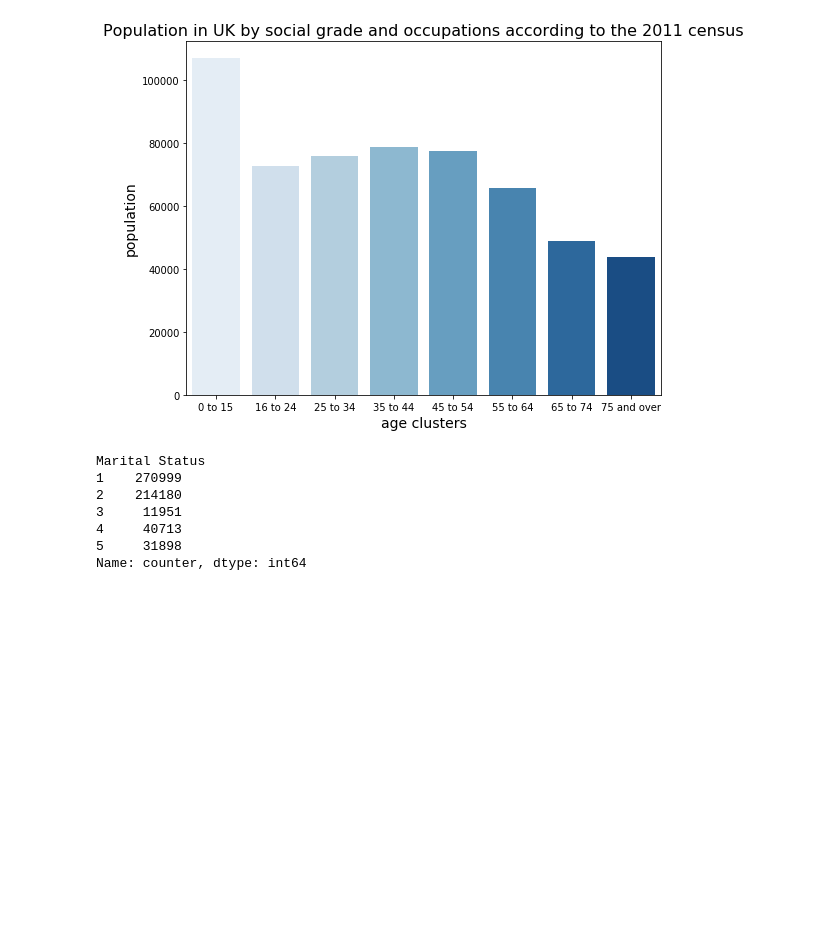
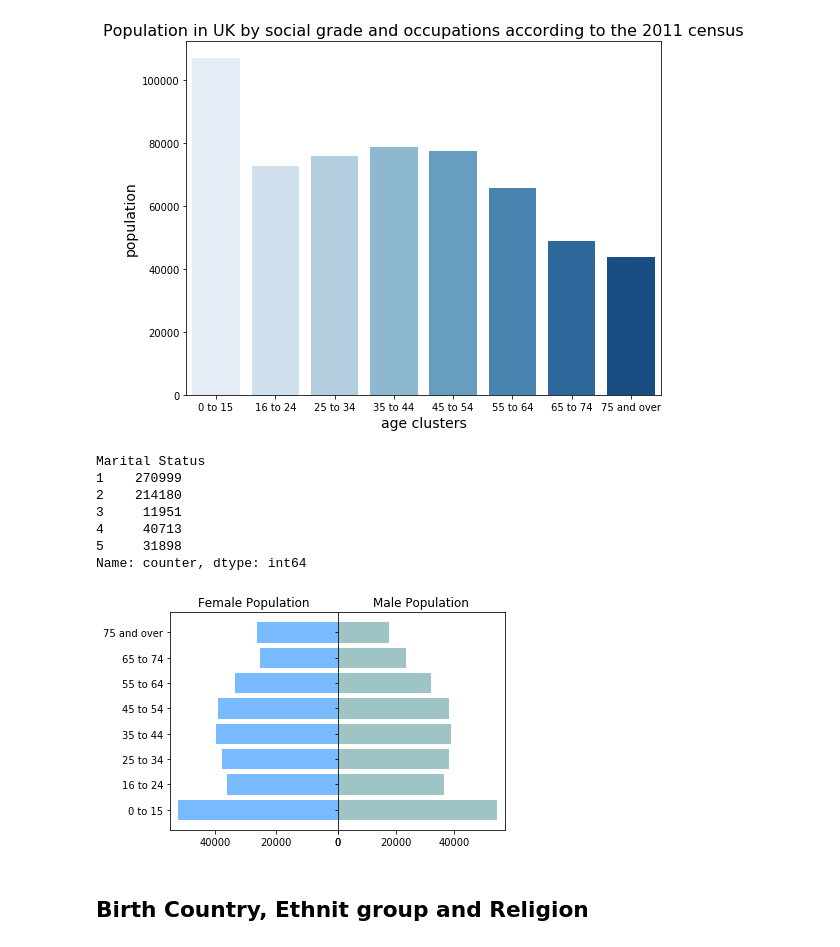
Before and after one commit to Daesparz/Conundrum_7, a Jupyter notebook: exploratory_data_analysis.ipynb, the cells around one changed output. Saved outputs shown, nothing was run; the diff lists cells and outputs as text; code cells hidden in the pictures; blank space fills up the shorter version.

```diff
--- a/exploratory_data_analysis.ipynb
+++ b/exploratory_data_analysis.ipynb
@@ -243,3 +259,26 @@ Marital Status
 4     40713
 5     31898
 Name: counter, dtype: int64
+# %%
+df_ageSex = df_group.groupby(['Sex', 'Age']).count()
+# %%
+male = df_ageSex.loc[1].counter
+female = df_ageSex.loc[2].counter
+# %%
+y_pos = np.arange(len(df_age.age))
+empty_ticks = tuple('' for n in df_age.age)
+# %%
+fig, axes = plt.subplots(ncols=2, sharey=True)
+axes[0].barh(y_pos, female.values, align='center', color='dodgerblue', zorder=0, alpha=0.6)
+axes[0].set(title='Female Population')
+axes[1].barh(y_pos, male.values, align='center', color='cadetblue', zorder=0, alpha=0.6)
+axes[1].set(title='Male Population')
+
+axes[0].invert_xaxis()
+axes[0].set(yticks=y_pos, yticklabels=df_age.age)
+
+fig.set_figwidth(1.5*fig.get_figheight())
+fig.subplots_adjust(wspace=0.001)
+plt.show()
+# %% [output]
+[figure, added]
@@ -245,0 +306,2 @@ Name: counter, dtype: int64
+# %% [markdown]
+## Birth Country, Ethnit group and Religion
```
Also changed, not shown: parts of 4 cells of this notebook.
